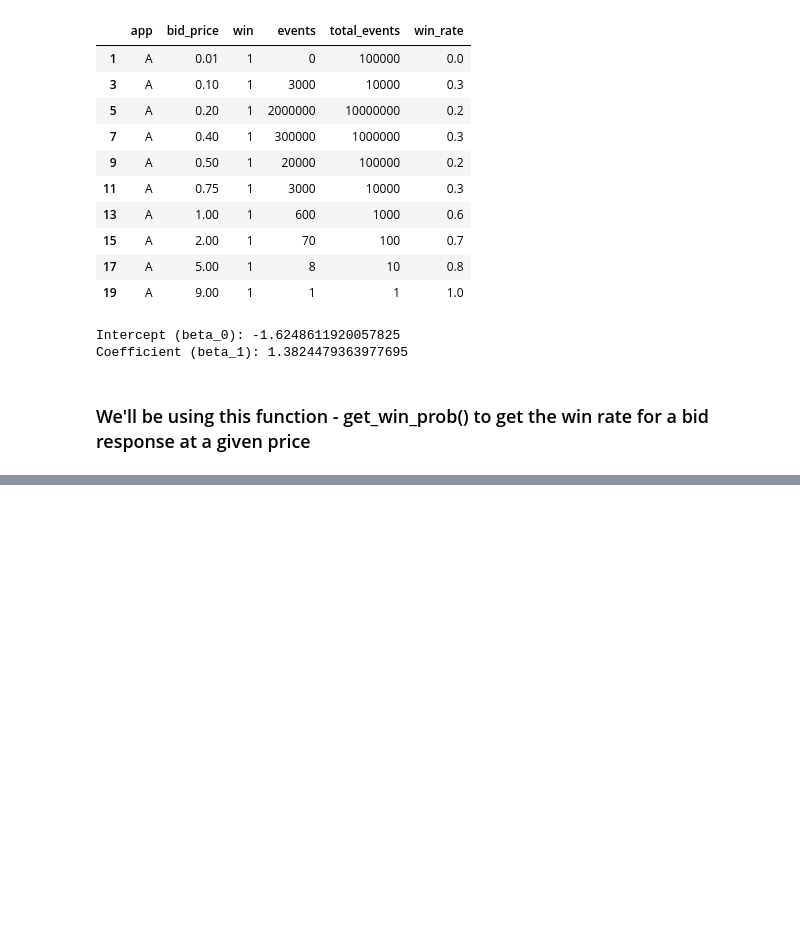
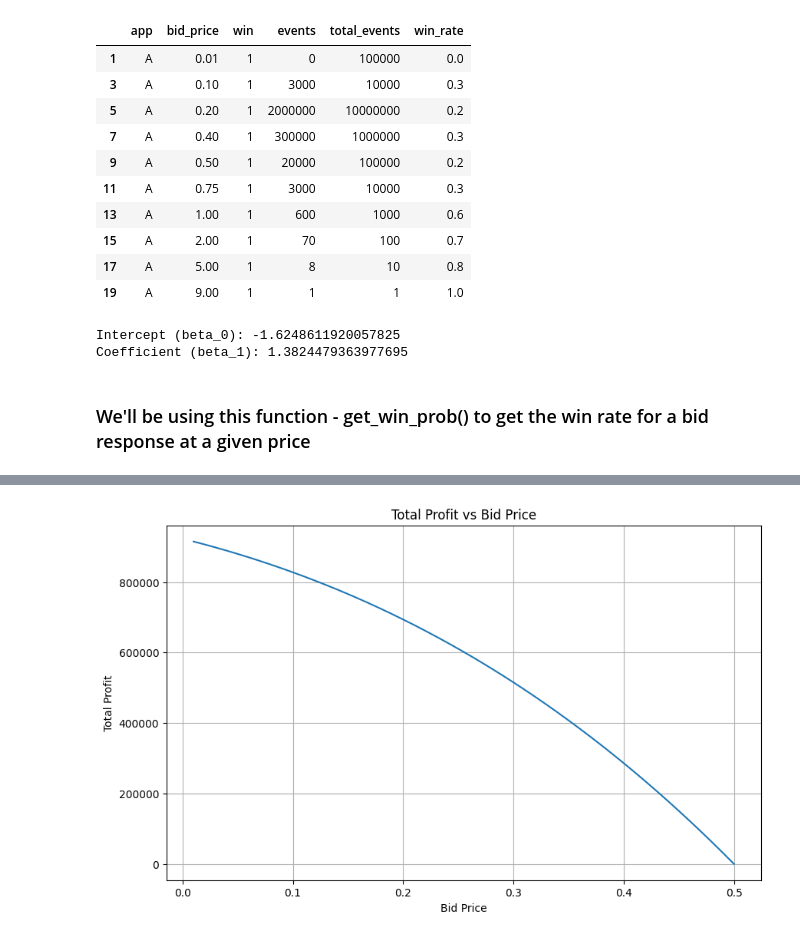
Before and after one commit to suka1557/verve-data-science-interview, a Jupyter notebook: data_science_case_study/auction_analysis.ipynb, the cells around one changed output, grey strips where cells are left out. Saved outputs shown, nothing was run; the diff lists cells and outputs as text; code cells hidden in the pictures; blank space fills up the shorter version.

```diff
--- a/data_science_case_study/auction_analysis.ipynb
+++ b/data_science_case_study/auction_analysis.ipynb
@@ -252,0 +313,13 @@ def get_win_prob(bid_price):
+# %%
+total_profit = [get_profit(price) for price in price_ranges]
+
+plt.figure(figsize=(10, 6))
+plt.plot(price_ranges, total_profit)
+plt.xlabel('Bid Price')
+plt.ylabel('Total Profit')
+plt.title('Total Profit vs Bid Price')
+
+plt.grid(True)
+plt.show()
+# %% [output]
+[figure, added]
```
Also changed, not shown: parts of 11 cells of this notebook.
